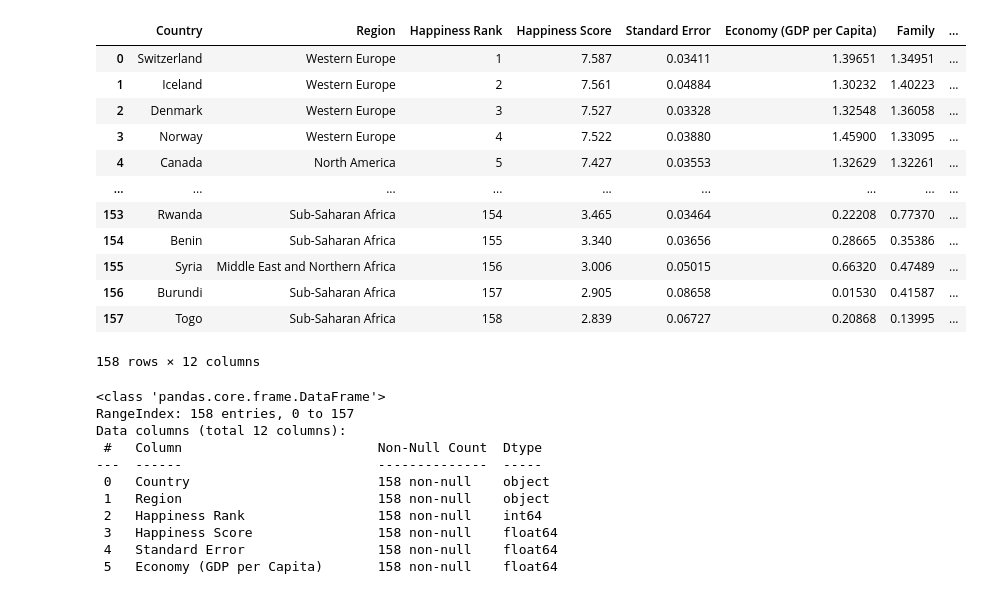
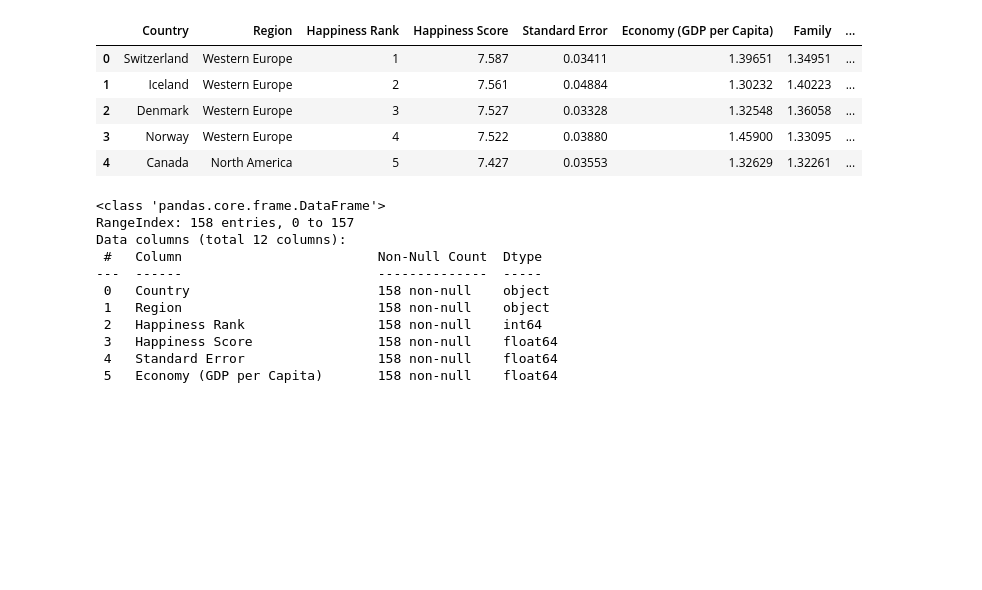
Before and after one commit to BahramJannesar/WorldHappinessPrediction, a Jupyter notebook: Linear Regression - 2015 .ipynb, the cells around one changed output. Cells and saved outputs as stored; diff of their text form; code cells hidden in the pictures; blank space fills up the shorter version.

```diff
--- a/Linear Regression - 2015 .ipynb
+++ b/Linear Regression - 2015 .ipynb
@@ -8,21 +8,14 @@ import numpy as np
 # %%
 df = pd.read_csv('dataset/2015.csv')
 # %%
-df
+df.head()
 # %% [output]
 |  | Country | Region | Happiness Rank | Happiness Score | Standard Error | Economy (GDP per Capita) | Family | ... |
 | 0 | Switzerland | Western Europe | 1 | 7.587 | 0.03411 | 1.39651 | 1.34951 | ... |
 | 1 | Iceland | Western Europe | 2 | 7.561 | 0.04884 | 1.30232 | 1.40223 | ... |
 | 2 | Denmark | Western Europe | 3 | 7.527 | 0.03328 | 1.32548 | 1.36058 | ... |
 | 3 | Norway | Western Europe | 4 | 7.522 | 0.03880 | 1.45900 | 1.33095 | ... |
 | 4 | Canada | North America | 5 | 7.427 | 0.03553 | 1.32629 | 1.32261 | ... |
-| ... | ... | ... | ... | ... | ... | ... | ... | ... |
-| 153 | Rwanda | Sub-Saharan Africa | 154 | 3.465 | 0.03464 | 0.22208 | 0.77370 | ... |
-| 154 | Benin | Sub-Saharan Africa | 155 | 3.340 | 0.03656 | 0.28665 | 0.35386 | ... |
-| 155 | Syria | Middle East and Northern Africa | 156 | 3.006 | 0.05015 | 0.66320 | 0.47489 | ... |
-| 156 | Burundi | Sub-Saharan Africa | 157 | 2.905 | 0.08658 | 0.01530 | 0.41587 | ... |
-| 157 | Togo | Sub-Saharan Africa | 158 | 2.839 | 0.06727 | 0.20868 | 0.13995 | ... |
-158 rows × 12 columns
 # %%
 df.info()
 # %% [output]
```
Also changed, not shown: parts of 7 cells of this notebook, 1 other file.
